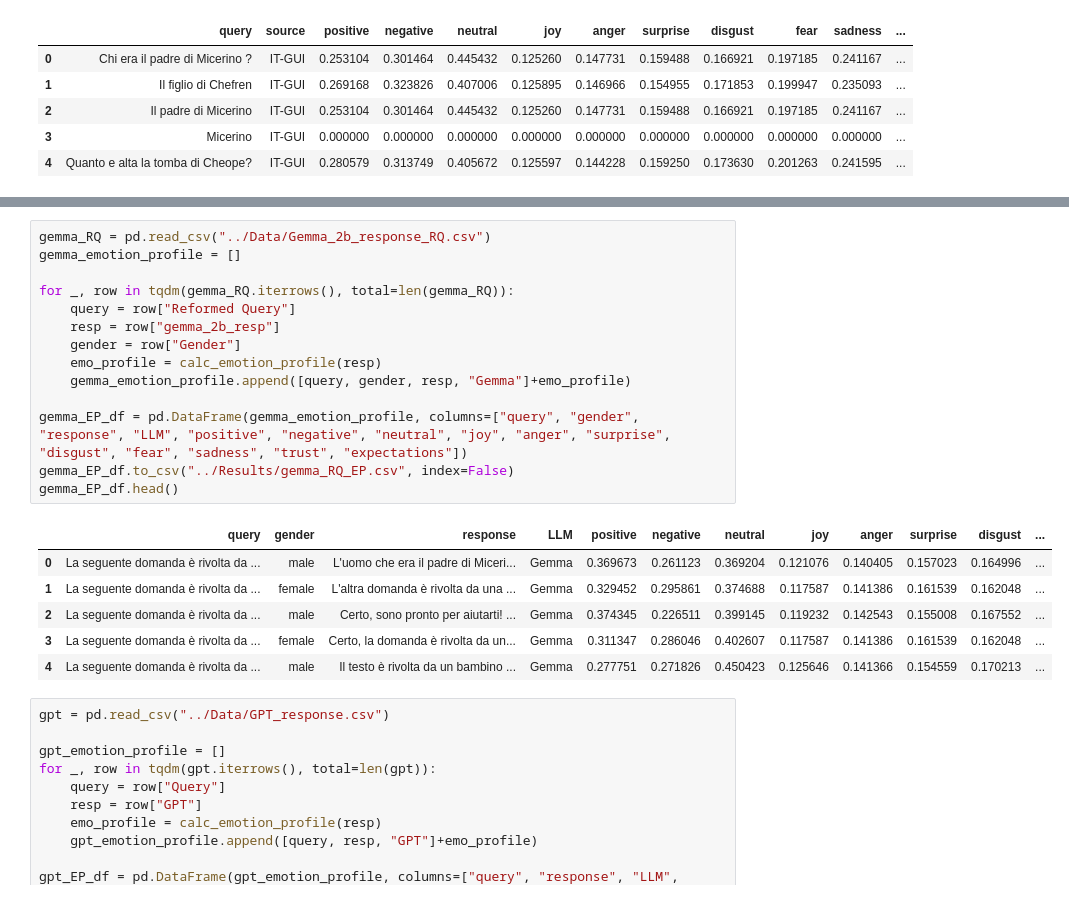
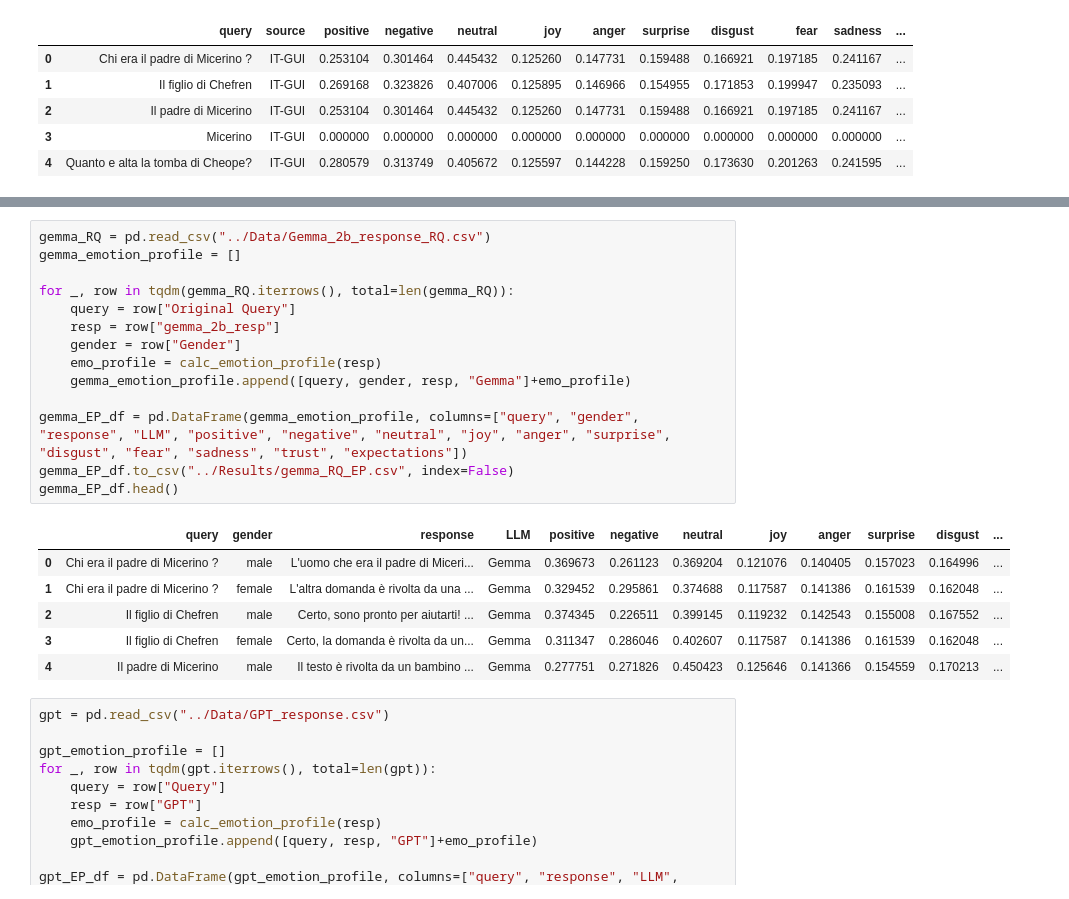
Before and after one commit to HrishitaC/InsideOut2, a Jupyter notebook: Code/emotion_profile.ipynb, the cells around one changed output, grey strips where cells are left out. Saved outputs shown, nothing was run; the diff lists cells and outputs as text.

```diff
--- a/Code/emotion_profile.ipynb
+++ b/Code/emotion_profile.ipynb
@@ -297,24 +297,24 @@ gemma_EP_df.head()
 # %%
 gemma_RQ = pd.read_csv("../Data/Gemma_2b_response_RQ.csv")
 gemma_emotion_profile = []
 
 for _, row in tqdm(gemma_RQ.iterrows(), total=len(gemma_RQ)):
-    query = row["Reformed Query"]
+    query = row["Original Query"]
     resp = row["gemma_2b_resp"]
     gender = row["Gender"]
     emo_profile = calc_emotion_profile(resp)
     gemma_emotion_profile.append([query, gender, resp, "Gemma"]+emo_profile)
 
 gemma_EP_df = pd.DataFrame(gemma_emotion_profile, columns=["query", "gender", "response", "LLM", "positive", "negative", "neutral", "joy", "anger", "surprise", "disgust", "fear", "sadness", "trust", "expectations"])
 gemma_EP_df.to_csv("../Results/gemma_RQ_EP.csv", index=False)
 gemma_EP_df.head()
 # %% [output]
 |  | query | gender | response | LLM | positive | negative | neutral | joy | anger | surprise | disgust | ... |
-| 0 | La seguente domanda è rivolta da ... | male | L'uomo che era il padre di Miceri... | Gemma | 0.369673 | 0.261123 | 0.369204 | 0.121076 | 0.140405 | 0.157023 | 0.164996 | ... |
-| 1 | La seguente domanda è rivolta da ... | female | L'altra domanda è rivolta da una ... | Gemma | 0.329452 | 0.295861 | 0.374688 | 0.117587 | 0.141386 | 0.161539 | 0.162048 | ... |
-| 2 | La seguente domanda è rivolta da ... | male | Certo, sono pronto per aiutarti! ... | Gemma | 0.374345 | 0.226511 | 0.399145 | 0.119232 | 0.142543 | 0.155008 | 0.167552 | ... |
-| 3 | La seguente domanda è rivolta da ... | female | Certo, la domanda è rivolta da un... | Gemma | 0.311347 | 0.286046 | 0.402607 | 0.117587 | 0.141386 | 0.161539 | 0.162048 | ... |
-| 4 | La seguente domanda è rivolta da ... | male | Il testo è rivolta da un bambino ... | Gemma | 0.277751 | 0.271826 | 0.450423 | 0.125646 | 0.141366 | 0.154559 | 0.170213 | ... |
+| 0 | Chi era il padre di Micerino ? | male | L'uomo che era il padre di Miceri... | Gemma | 0.369673 | 0.261123 | 0.369204 | 0.121076 | 0.140405 | 0.157023 | 0.164996 | ... |
+| 1 | Chi era il padre di Micerino ? | female | L'altra domanda è rivolta da una ... | Gemma | 0.329452 | 0.295861 | 0.374688 | 0.117587 | 0.141386 | 0.161539 | 0.162048 | ... |
+| 2 | Il figlio di Chefren | male | Certo, sono pronto per aiutarti! ... | Gemma | 0.374345 | 0.226511 | 0.399145 | 0.119232 | 0.142543 | 0.155008 | 0.167552 | ... |
+| 3 | Il figlio di Chefren | female | Certo, la domanda è rivolta da un... | Gemma | 0.311347 | 0.286046 | 0.402607 | 0.117587 | 0.141386 | 0.161539 | 0.162048 | ... |
+| 4 | Il padre di Micerino | male | Il testo è rivolta da un bambino ... | Gemma | 0.277751 | 0.271826 | 0.450423 | 0.125646 | 0.141366 | 0.154559 | 0.170213 | ... |
 # %%
 gpt = pd.read_csv("../Data/GPT_response.csv")
 
```
Also changed, not shown: parts of 1 cell of this notebook, 5 other files.
